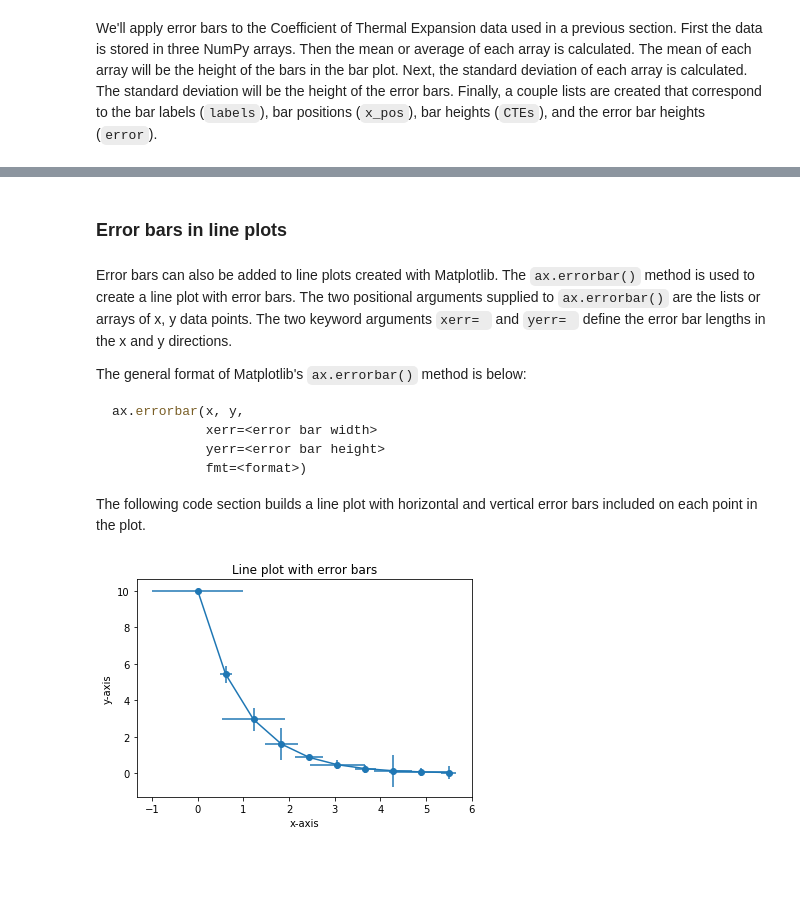
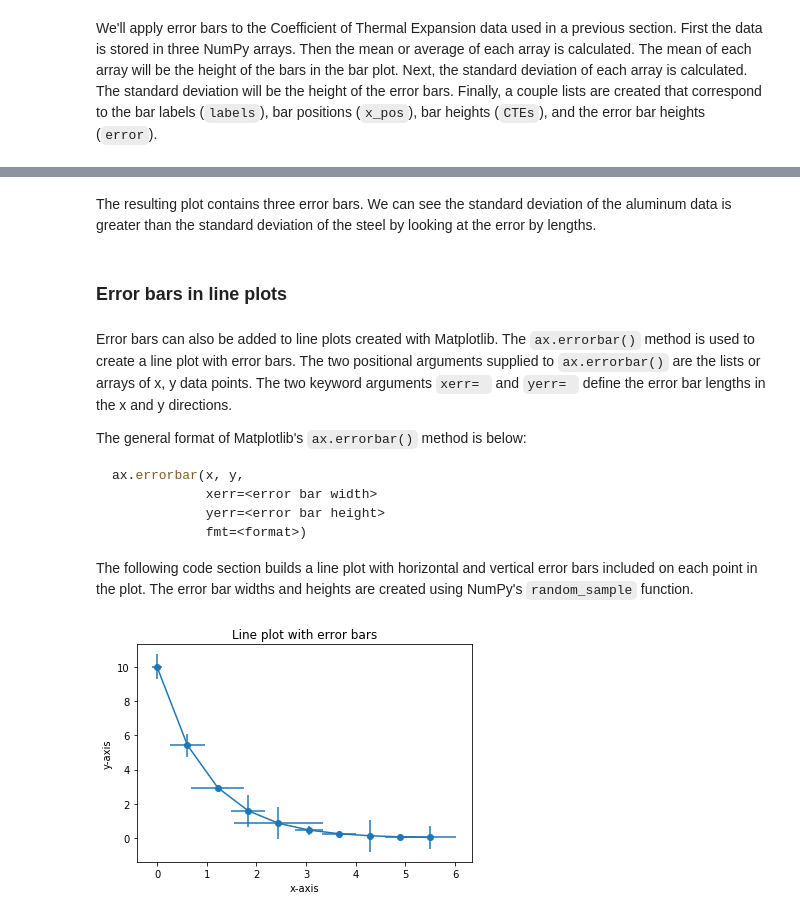
Before and after one commit to ProfessorKazarinoff/Problem-Solving-with-Python-37-Edition, a Jupyter notebook: notebooks/06-Plotting-with-Matplotlib/06.07-Error-Bars.ipynb, the cells around one changed output, grey strips where cells are left out. Drawn from its saved outputs; the diff is of its cells as text; code cells hidden in the pictures; blank space fills up the shorter version.

Commit message:
edits to first half of plotting chapter

````diff
--- a/notebooks/06-Plotting-with-Matplotlib/06.07-Error-Bars.ipynb
+++ b/notebooks/06-Plotting-with-Matplotlib/06.07-Error-Bars.ipynb
@@ -61,3 +61,5 @@ plt.show()
+# %% [markdown]
+The resulting plot contains three error bars. We can see the standard deviation of the aluminum data is greater than the standard deviation of the steel by looking at the error by lengths.
 # %% [markdown]
 ### Error bars in line plots
 # %% [markdown]
@@ -72,29 +74,29 @@ ax.errorbar(x, y,
             fmt=<format>)
 ```
 
-The following code section builds a line plot with horizontal and vertical error bars included on each point in the plot.
+The following code section builds a line plot with horizontal and vertical error bars included on each point in the plot. The error bar widths and heights are created using NumPy's ```random_sample``` function.
 # %%
 import numpy as np
 import matplotlib.pyplot as plt
 # if using a Jupyter notebook, include:
 %matplotlib inline
 
 x = np.linspace(0,5.5,10)
 y = 10*np.exp(-x)
-xerr = np.random.random_sample((10))
-yerr = np.random.random_sample((10))
+xerr = np.random.random_sample(10)
+yerr = np.random.random_sample(10)
 
 fig, ax = plt.subplots()
 
 ax.errorbar(x, y,
             xerr=xerr,
             yerr=yerr,
             fmt='-o')
 
 ax.set_xlabel('x-axis')
 ax.set_ylabel('y-axis')
 ax.set_title('Line plot with error bars')
 
 plt.show()
 # %% [output]
-[figure, old version]
+[figure, new version]
````
Also changed, not shown: parts of 1 cell of this notebook, 11 other files.
